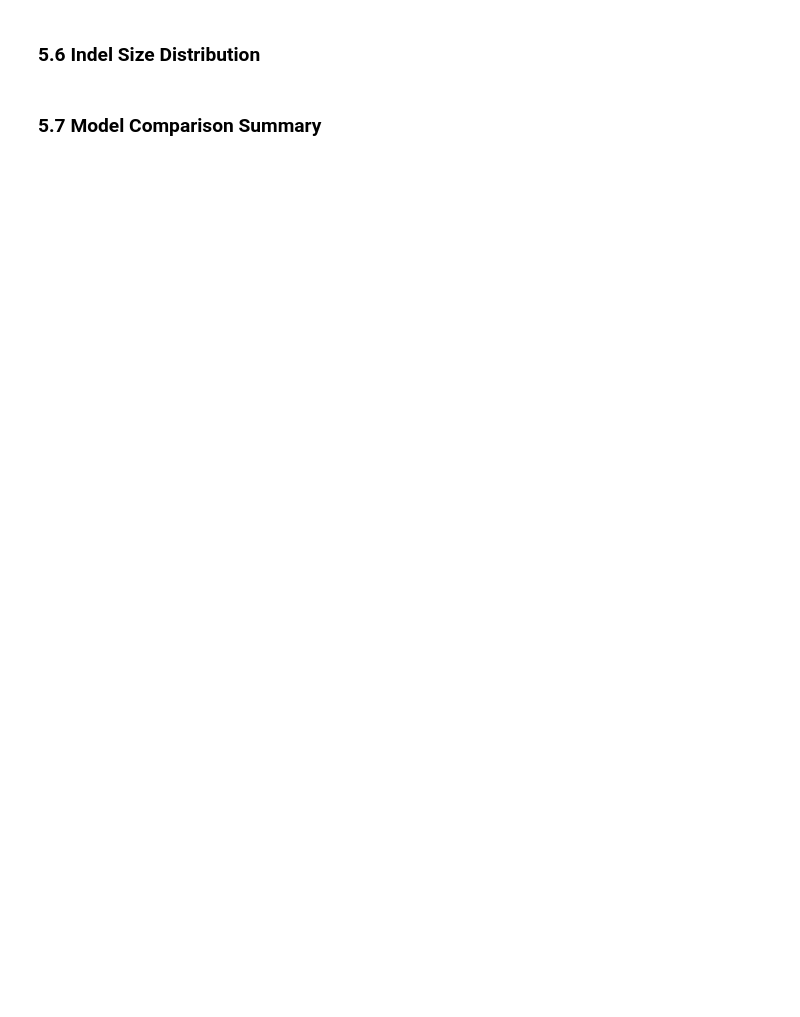
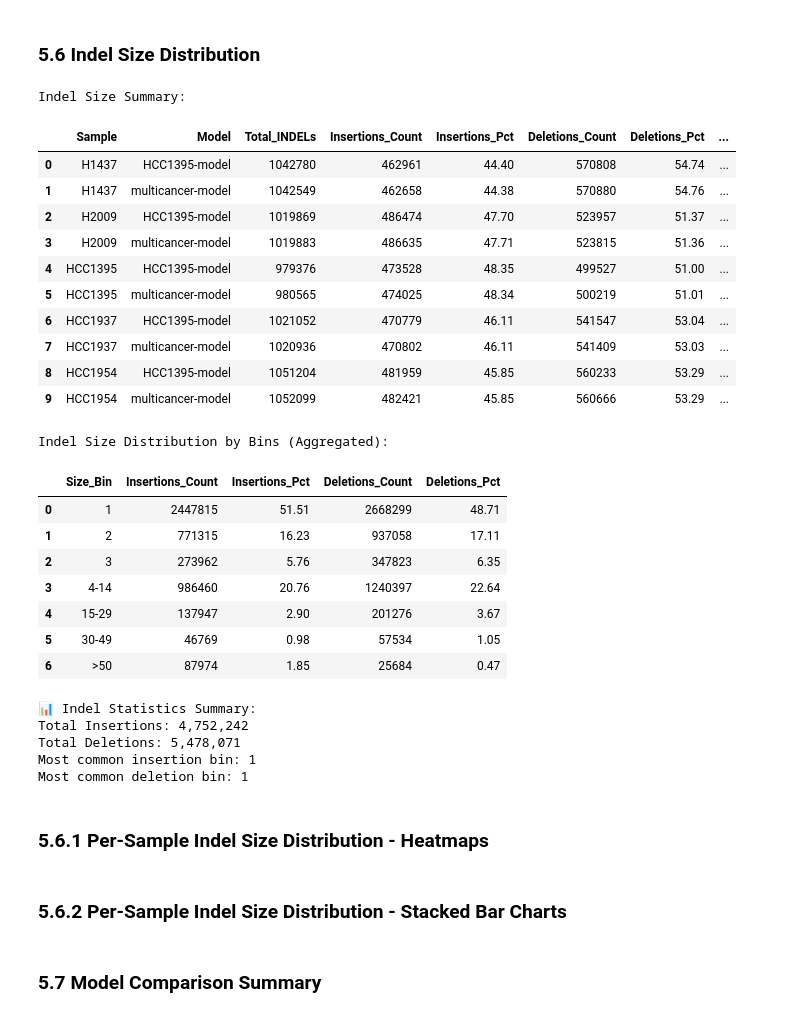
Before and after one commit to JoJoTsui/rnadnavar, a Jupyter notebook: notebook/vcf_castle_statistics.ipynb, the cells around one changed output. Saved outputs shown, nothing was run; the diff lists cells and outputs as text; code cells hidden in the pictures; blank space fills up the shorter version.

Commit message:
[castle]: update indel regions & per-sample plots

```diff
--- a/notebook/vcf_castle_statistics.ipynb
+++ b/notebook/vcf_castle_statistics.ipynb
@@ -1141,0 +1052,51 @@ print(f'Most common deletion bin: {indel_binned_df.loc[indel_binned_df["Deletion
+# %%
+# Create indel size summary using module function
+indel_summary_df, indel_binned_df, per_sample_binned_df = aggregate_indel_statistics(all_vcf_stats)
+
+print('Indel Size Summary:')
+display(indel_summary_df)
+
+print('\nIndel Size Distribution by Bins (Aggregated):')
+display(indel_binned_df)
+
+# Indel size distribution: Side-by-side grouped bar chart using module visualization
+fig = plot_indel_binned_distribution(
+    indel_binned_df,
+    'Indel Size Distribution by Bins (Aggregated Across All Samples)'
+)
+fig.show()
+
+print('\n📊 Indel Statistics Summary:')
+print(f'Total Insertions: {indel_binned_df["Insertions_Count"].sum():,}')
+print(f'Total Deletions: {indel_binned_df["Deletions_Count"].sum():,}')
+print(f'Most common insertion bin: {indel_binned_df.loc[indel_binned_df["Insertions_Count"].idxmax(), "Size_Bin"]}')
+print(f'Most common deletion bin: {indel_binned_df.loc[indel_binned_df["Deletions_Count"].idxmax(), "Size_Bin"]}')
+# %% [output]
+Indel Size Summary:
+|  | Sample | Model | Total_INDELs | Insertions_Count | Insertions_Pct | Deletions_Count | Deletions_Pct | ... |
+| 0 | H1437 | HCC1395-model | 1042780 | 462961 | 44.40 | 570808 | 54.74 | ... |
+| 1 | H1437 | multicancer-model | 1042549 | 462658 | 44.38 | 570880 | 54.76 | ... |
+| 2 | H2009 | HCC1395-model | 1019869 | 486474 | 47.70 | 523957 | 51.37 | ... |
+| 3 | H2009 | multicancer-model | 1019883 | 486635 | 47.71 | 523815 | 51.36 | ... |
+| 4 | HCC1395 | HCC1395-model | 979376 | 473528 | 48.35 | 499527 | 51.00 | ... |
+| 5 | HCC1395 | multicancer-model | 980565 | 474025 | 48.34 | 500219 | 51.01 | ... |
+| 6 | HCC1937 | HCC1395-model | 1021052 | 470779 | 46.11 | 541547 | 53.04 | ... |
+| 7 | HCC1937 | multicancer-model | 1020936 | 470802 | 46.11 | 541409 | 53.03 | ... |
+| 8 | HCC1954 | HCC1395-model | 1051204 | 481959 | 45.85 | 560233 | 53.29 | ... |
+| 9 | HCC1954 | multicancer-model | 1052099 | 482421 | 45.85 | 560666 | 53.29 | ... |
+Indel Size Distribution by Bins (Aggregated):
+|  | Size_Bin | Insertions_Count | Insertions_Pct | Deletions_Count | Deletions_Pct |
+| 0 | 1 | 2447815 | 51.51 | 2668299 | 48.71 |
+| 1 | 2 | 771315 | 16.23 | 937058 | 17.11 |
+| 2 | 3 | 273962 | 5.76 | 347823 | 6.35 |
+| 3 | 4-14 | 986460 | 20.76 | 1240397 | 22.64 |
+| 4 | 15-29 | 137947 | 2.90 | 201276 | 3.67 |
+| 5 | 30-49 | 46769 | 0.98 | 57534 | 1.05 |
+| 6 | >50 | 87974 | 1.85 | 25684 | 0.47 |
+📊 Indel Statistics Summary:
+Total Insertions: 4,752,242
+Total Deletions: 5,478,071
+Most common insertion bin: 1
+Most common deletion bin: 1
+# %% [markdown]
+### 5.6.1 Per-Sample Indel Size Distribution - Heatmaps
@@ -1141,0 +1124,2 @@ print(f'Most common deletion bin: {indel_binned_df.loc[indel_binned_df["Deletion
+# %% [markdown]
+### 5.6.2 Per-Sample Indel Size Distribution - Stacked Bar Charts
```
Also changed, not shown: parts of 20 cells of this notebook, 3 other files.
